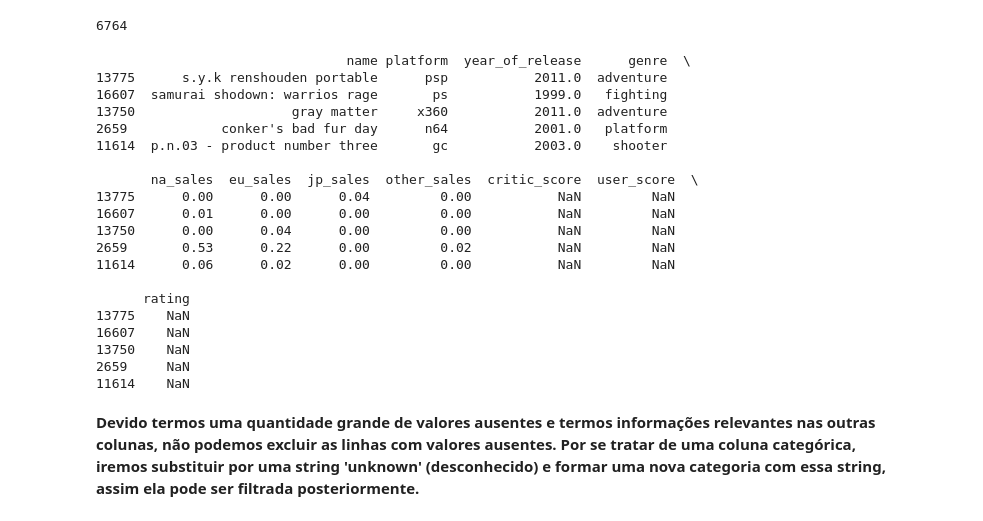
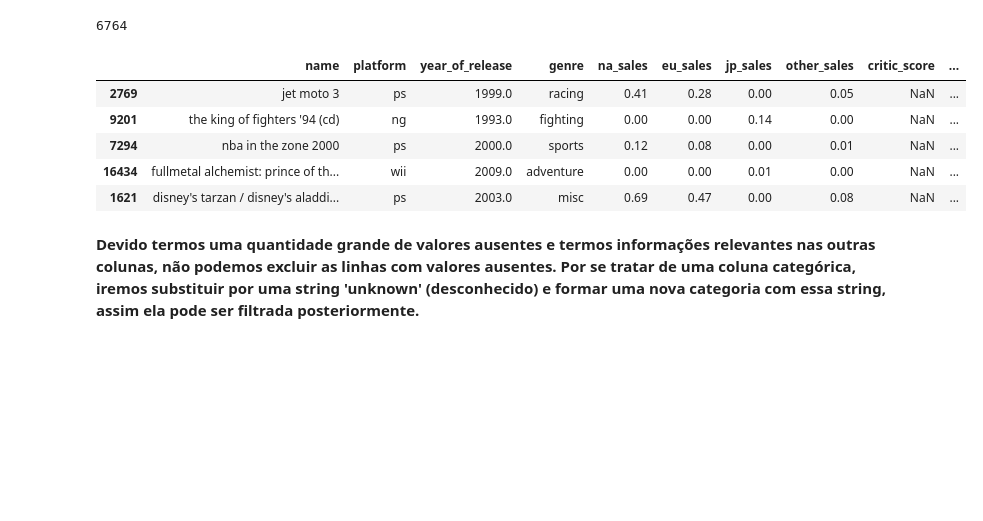
Before and after one commit to Rosental14/Ice_store, a Jupyter notebook: projeto_ice_store.ipynb, the cells around one changed output. Drawn from its saved outputs; the diff is of its cells as text; code cells hidden in the pictures; blank space fills up the shorter version.

```diff
--- a/projeto_ice_store.ipynb
+++ b/projeto_ice_store.ipynb
@@ -308,28 +275,14 @@ print(df_games['rating'].isna().sum())
 6764
 # %%
 # Imprimindo amostras para checar demais linhas
-print(df_games[df_games['rating'].isna()].sample(5))
+df_games[df_games['rating'].isna()].sample(5)
 # %% [output]
-                                name platform  year_of_release      genre  \
-13775      s.y.k renshouden portable      psp           2011.0  adventure
-16607  samurai shodown: warrios rage       ps           1999.0   fighting
-13750                    gray matter     x360           2011.0  adventure
-2659            conker's bad fur day      n64           2001.0   platform
-11614  p.n.03 - product number three       gc           2003.0    shooter
-
-       na_sales  eu_sales  jp_sales  other_sales  critic_score  user_score  \
-13775      0.00      0.00      0.04         0.00           NaN         NaN
-16607      0.01      0.00      0.00         0.00           NaN         NaN
-13750      0.00      0.04      0.00         0.00           NaN         NaN
-2659       0.53      0.22      0.00         0.02           NaN         NaN
-11614      0.06      0.02      0.00         0.00           NaN         NaN
-
-      rating
-13775    NaN
-16607    NaN
-13750    NaN
-2659     NaN
-11614    NaN
+|  | name | platform | year_of_release | genre | na_sales | eu_sales | jp_sales | other_sales | critic_score | ... |
+| 2769 | jet moto 3 | ps | 1999.0 | racing | 0.41 | 0.28 | 0.00 | 0.05 | NaN | ... |
+| 9201 | the king of fighters '94 (cd) | ng | 1993.0 | fighting | 0.00 | 0.00 | 0.14 | 0.00 | NaN | ... |
+| 7294 | nba in the zone 2000 | ps | 2000.0 | sports | 0.12 | 0.08 | 0.00 | 0.01 | NaN | ... |
+| 16434 | fullmetal alchemist: prince of th... | wii | 2009.0 | adventure | 0.00 | 0.00 | 0.01 | 0.00 | NaN | ... |
+| 1621 | disney's tarzan / disney's aladdi... | ps | 2003.0 | misc | 0.69 | 0.47 | 0.00 | 0.08 | NaN | ... |
 # %% [markdown]
 **Devido termos uma quantidade grande de valores ausentes e termos informações relevantes nas outras colunas, não podemos excluir as linhas com valores ausentes. Por se tratar de uma coluna categórica, iremos substituir por uma string 'unknown' (desconhecido) e formar uma nova categoria com essa string, assim ela pode ser filtrada posteriormente.**
 # %%
```
Also changed, not shown: parts of 21 cells of this notebook, 1 other file.
